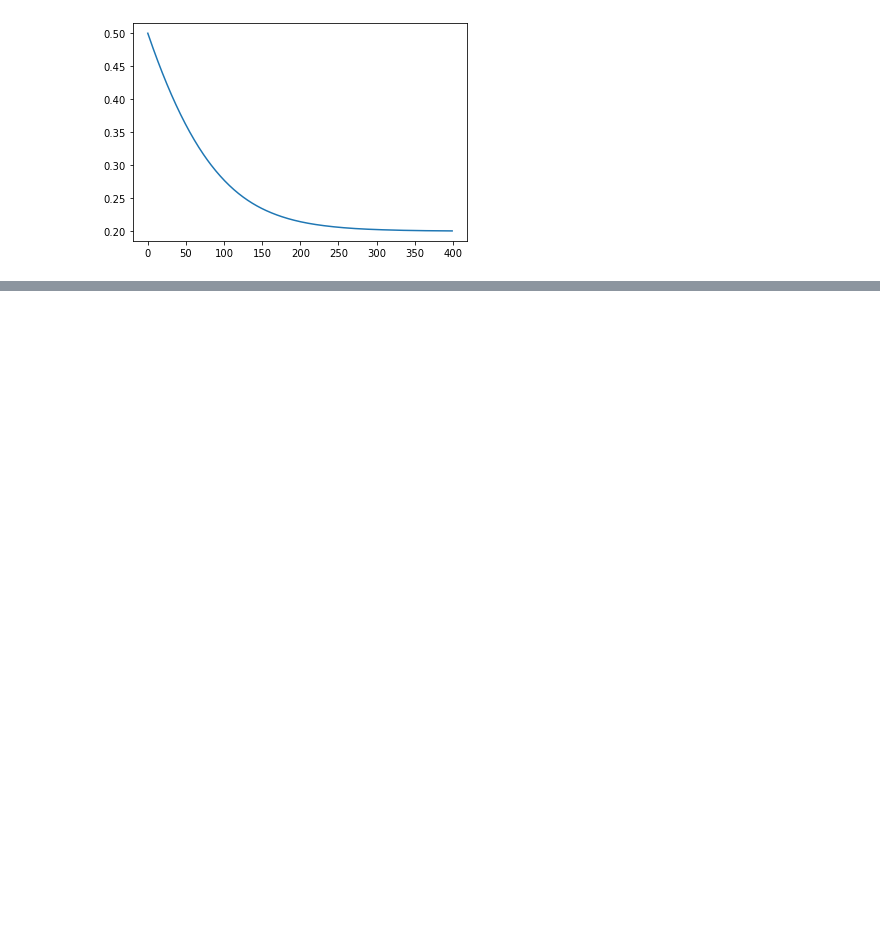
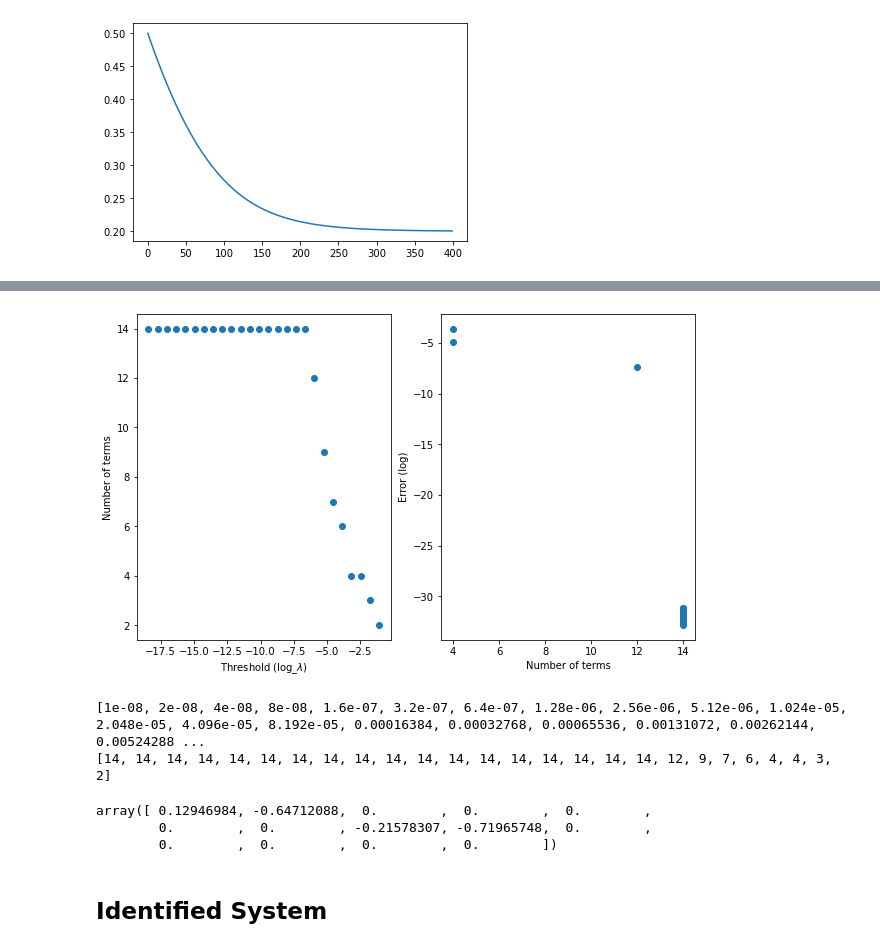
Before and after one commit to mircobial-evolution-dynamic/governing-equations, a Jupyter notebook: final_v1/Ex2_Michaelis_Menten.ipynb, the cells around one changed output, grey strips where cells are left out. Drawn from its saved outputs; the diff is of its cells as text; code cells hidden in the pictures; blank space fills up the shorter version.

```diff
--- a/final_v1/Ex2_Michaelis_Menten.ipynb
+++ b/final_v1/Ex2_Michaelis_Menten.ipynb
@@ -66,0 +88,44 @@ plt.show()
+# %%
+#denoised y and corresponding denoised dy
+denoised_y=np.reshape(y,(1,len(y)))
+denoised_dy = MMKinetics(sol.t, denoised_y)
+
+term_lib, term_des = lib_terms(denoised_y, 6, "")
+term_lib = np.hstack((term_lib, term_lib * denoised_dy.T))
+
+
+tol, pflag = 1e-5,1
+dic_Xi, dic_lib, dic_lambda, dic_num, dic_error = ADMpareto(term_lib,tol)
+lambda_vec = list(dic_lambda.values())
+terms_vec = list(dic_num.values())
+err_vec = list(dic_error.values())
+log_err_vec = np.log(err_vec)
+log_lambda_vec = np.log(lambda_vec)
+
+# plot
+plt.figure(figsize=(10,6))
+plt.subplot(1,2,1)
+plt.scatter(log_lambda_vec, terms_vec)
+plt.xlabel("Threshold (log_$\lambda$)")
+plt.ylabel("Number of terms")
+plt.subplot(1,2,2)
+plt.scatter(terms_vec, log_err_vec)
+plt.xlabel("Number of terms")
+plt.ylabel("Error (log)")
+plt.show()
+# %% [output]
+[figure, added]
+# %%
+print(lambda_vec)
+print(terms_vec)
+# %% [output]
+[1e-08, 2e-08, 4e-08, 8e-08, 1.6e-07, 3.2e-07, 6.4e-07, 1.28e-06, 2.56e-06, 5.12e-06, 1.024e-05, 2.048e-05, 4.096e-05, 8.192e-05, 0.00016384, 0.00032768, 0.00065536, 0.00131072, 0.00262144, 0.00524288 ...
+[14, 14, 14, 14, 14, 14, 14, 14, 14, 14, 14, 14, 14, 14, 14, 14, 14, 14, 12, 9, 7, 6, 4, 4, 3, 2]
+# %%
+dic_Xi[23]
+# %% [output]
+array([ 0.12946984, -0.64712088,  0.        ,  0.        ,  0.        ,
+        0.        ,  0.        , -0.21578307, -0.71965748,  0.        ,
+        0.        ,  0.        ,  0.        ,  0.        ])
+# %% [markdown]
+## Identified System
```
Also changed, not shown: parts of 12 cells of this notebook.
